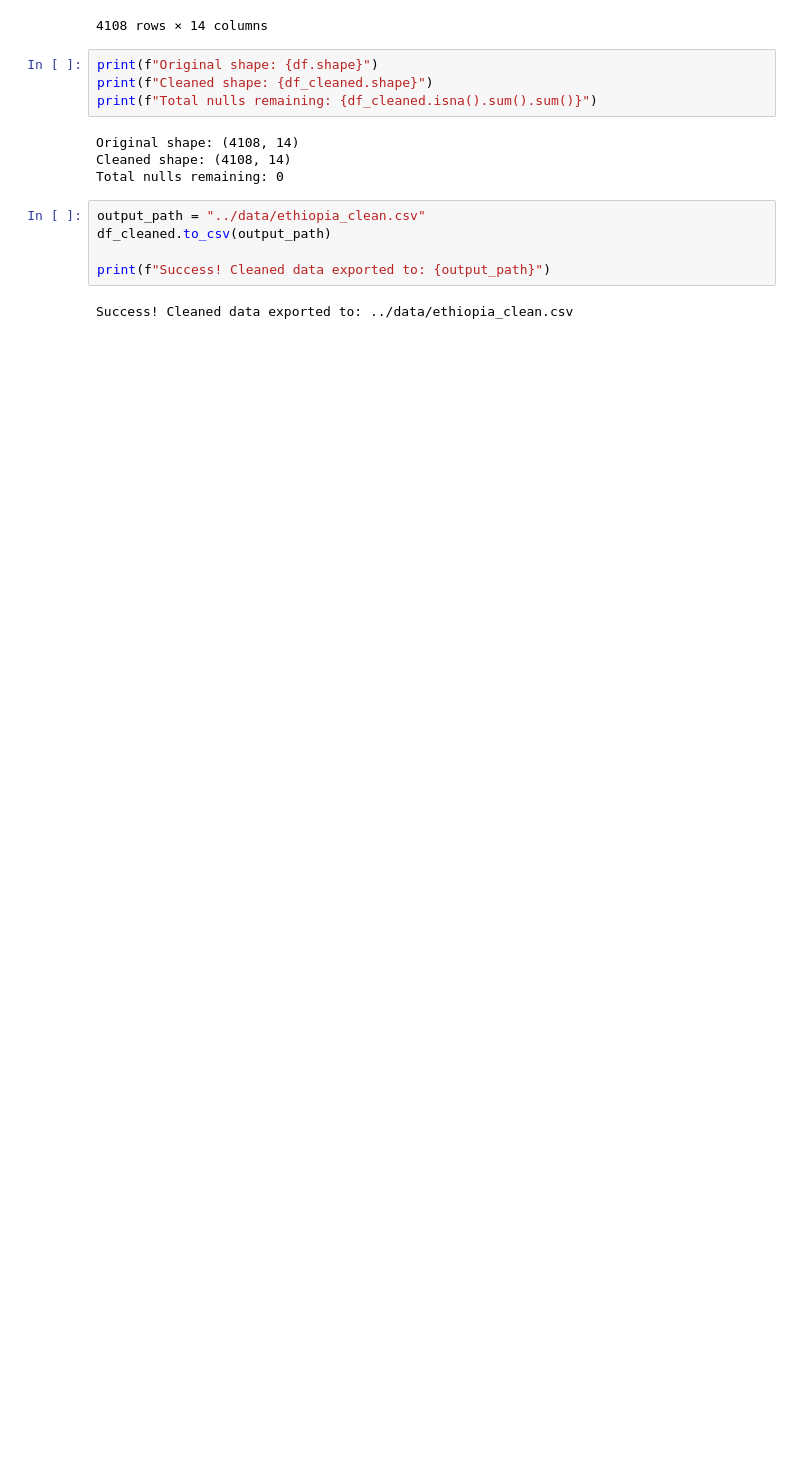
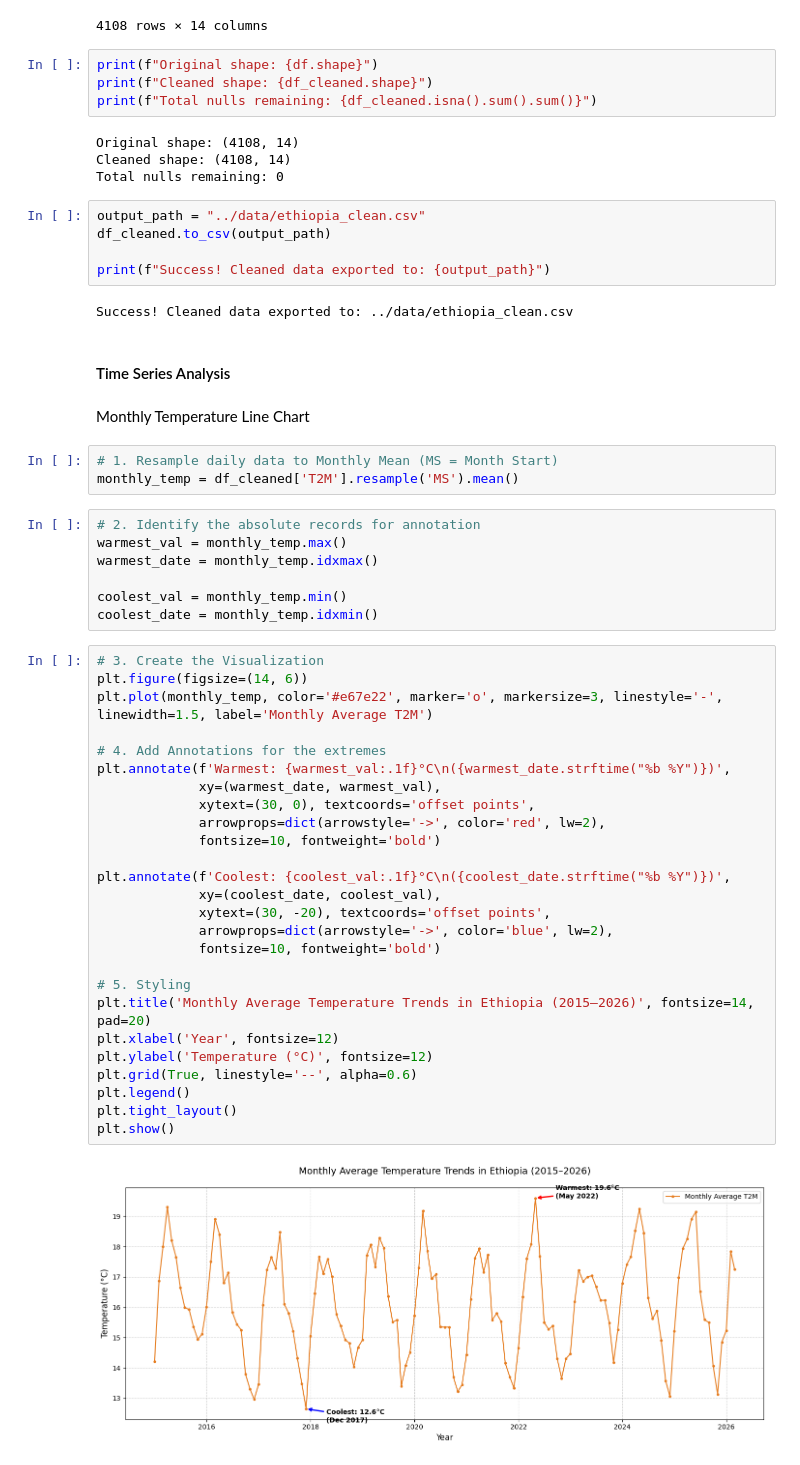
Before and after one commit to meronsisay/climate-challenge-week0, a Jupyter notebook: notebooks/ethiopia_eda.ipynb, the cells around one changed output. Drawn from its saved outputs; the diff is of its cells as text; blank space fills up the shorter version.

Commit message:
feat: EDA for Ethiopia with trend and distribution analysis

```diff
--- a/notebooks/ethiopia_eda.ipynb
+++ b/notebooks/ethiopia_eda.ipynb
@@ -352,3 +350,45 @@ df_cleaned.to_csv(output_path)
 print(f"Success! Cleaned data exported to: {output_path}")
 # %% [output]
 Success! Cleaned data exported to: ../data/ethiopia_clean.csv
+# %% [markdown]
+#### Time Series Analysis
+# %% [markdown]
+Monthly Temperature Line Chart
+# %%
+# 1. Resample daily data to Monthly Mean (MS = Month Start)
+monthly_temp = df_cleaned['T2M'].resample('MS').mean()
+# %%
+# 2. Identify the absolute records for annotation
+warmest_val = monthly_temp.max()
+warmest_date = monthly_temp.idxmax()
+
+coolest_val = monthly_temp.min()
+coolest_date = monthly_temp.idxmin()
+# %%
+# 3. Create the Visualization
+plt.figure(figsize=(14, 6))
+plt.plot(monthly_temp, color='#e67e22', marker='o', markersize=3, linestyle='-', linewidth=1.5, label='Monthly Average T2M')
+
+# 4. Add Annotations for the extremes
+plt.annotate(f'Warmest: {warmest_val:.1f}°C\n({warmest_date.strftime("%b %Y")})',
+             xy=(warmest_date, warmest_val),
+             xytext=(30, 0), textcoords='offset points',
+             arrowprops=dict(arrowstyle='->', color='red', lw=2),
+             fontsize=10, fontweight='bold')
+
+plt.annotate(f'Coolest: {coolest_val:.1f}°C\n({coolest_date.strftime("%b %Y")})',
+             xy=(coolest_date, coolest_val),
+             xytext=(30, -20), textcoords='offset points',
+             arrowprops=dict(arrowstyle='->', color='blue', lw=2),
+             fontsize=10, fontweight='bold')
+
+# 5. Styling
+plt.title('Monthly Average Temperature Trends in Ethiopia (2015–2026)', fontsize=14, pad=20)
+plt.xlabel('Year', fontsize=12)
+plt.ylabel('Temperature (°C)', fontsize=12)
+plt.grid(True, linestyle='--', alpha=0.6)
+plt.legend()
+plt.tight_layout()
+plt.show()
+# %% [output]
+[figure, added]
```
Also changed, not shown: parts of 29 cells of this notebook.
